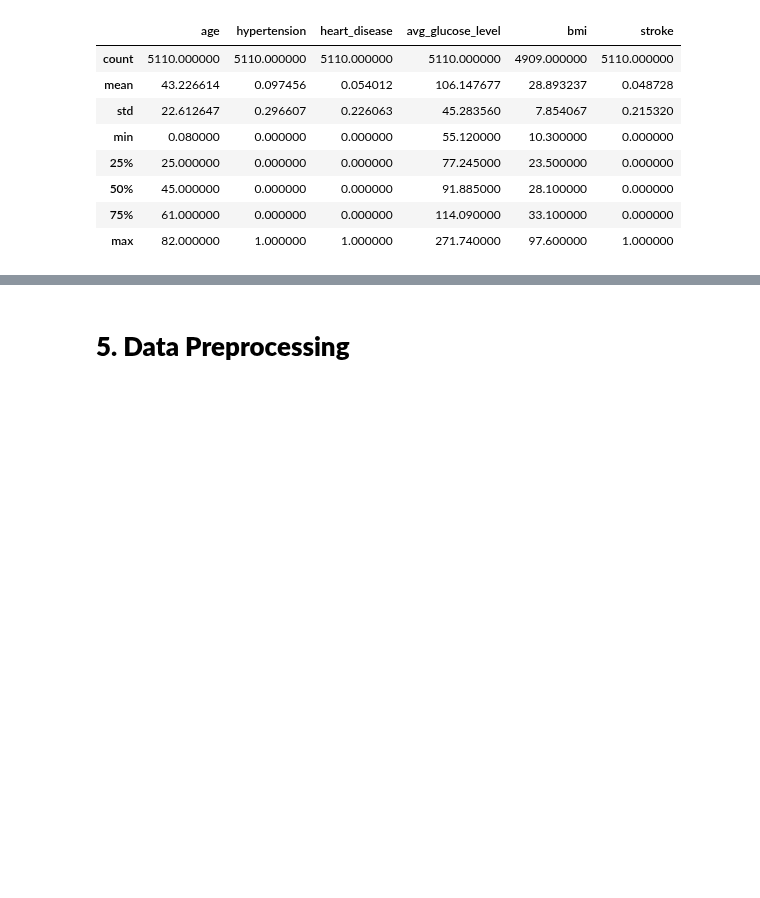
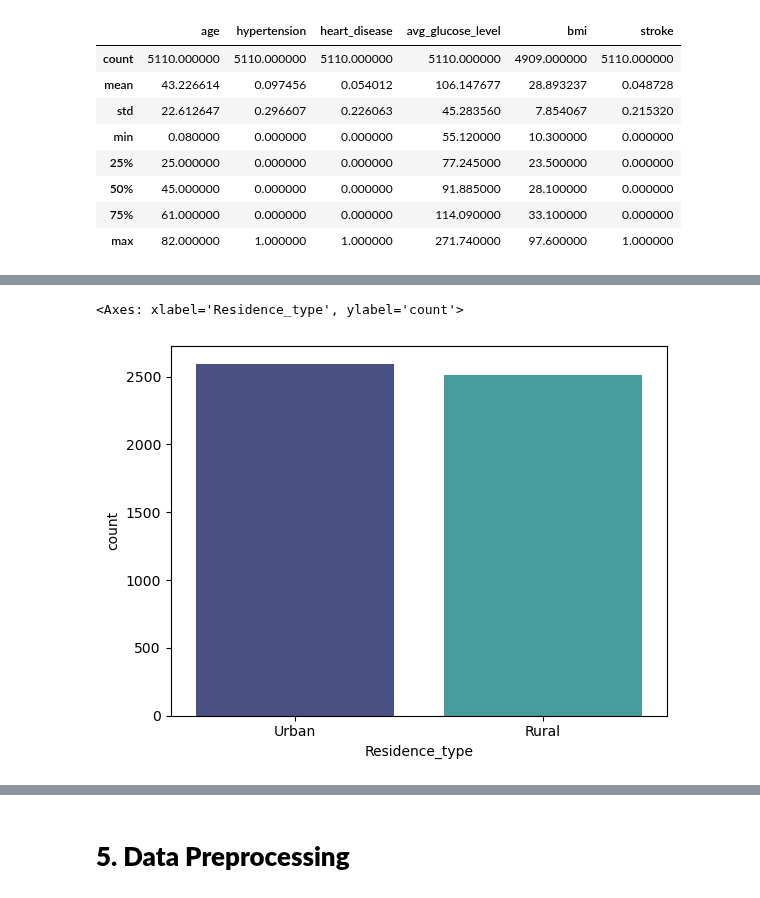
Before and after one commit to bayun2445/Eksperimen_SML_Bayu-Nugroho, a Jupyter notebook: preprocessing/Eksperimen_Bayu Nugroho.ipynb, the cells around one changed output, grey strips where cells are left out. Cells and saved outputs as stored; diff of their text form; code cells hidden in the pictures; blank space fills up the shorter version.

```diff
--- a/preprocessing/Eksperimen_Bayu Nugroho.ipynb
+++ b/preprocessing/Eksperimen_Bayu Nugroho.ipynb
@@ -79,0 +131,6 @@ df.describe()
+# %%
+residence = df['Residence_type'].value_counts()
+sns.barplot(x=residence.index, y=residence, hue=residence.index, palette='mako')
+# %% [output]
+<Axes: xlabel='Residence_type', ylabel='count'>
+[figure, added]
```
Also changed, not shown: parts of 18 cells of this notebook.
